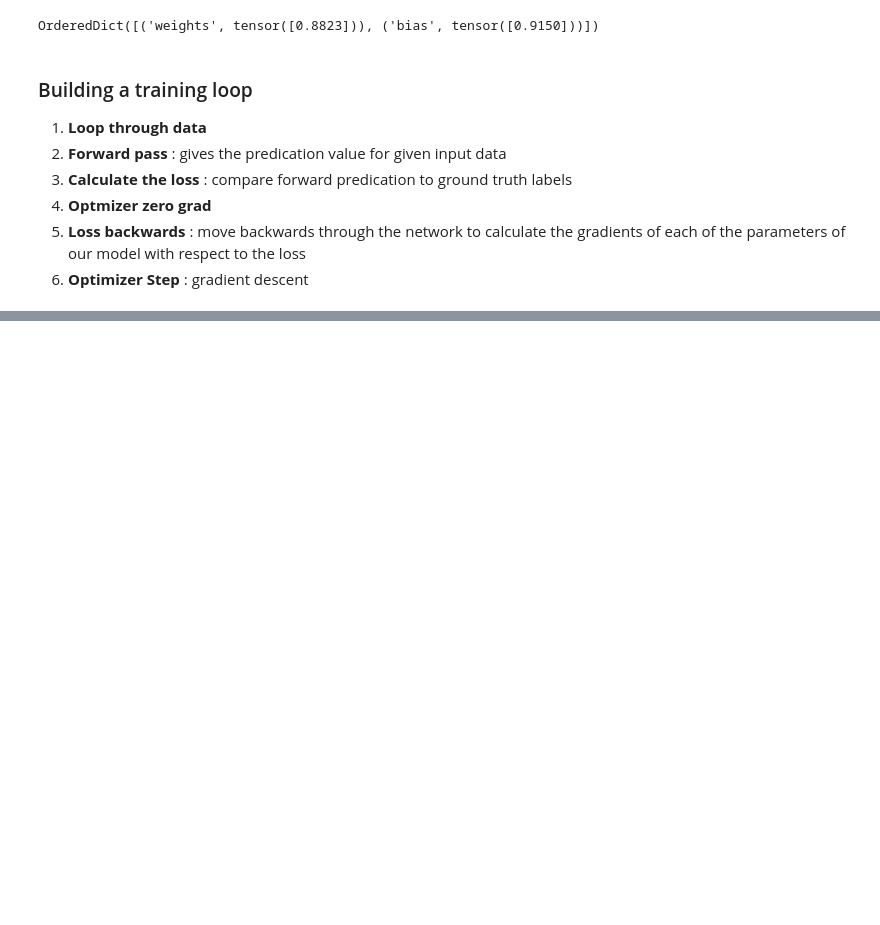
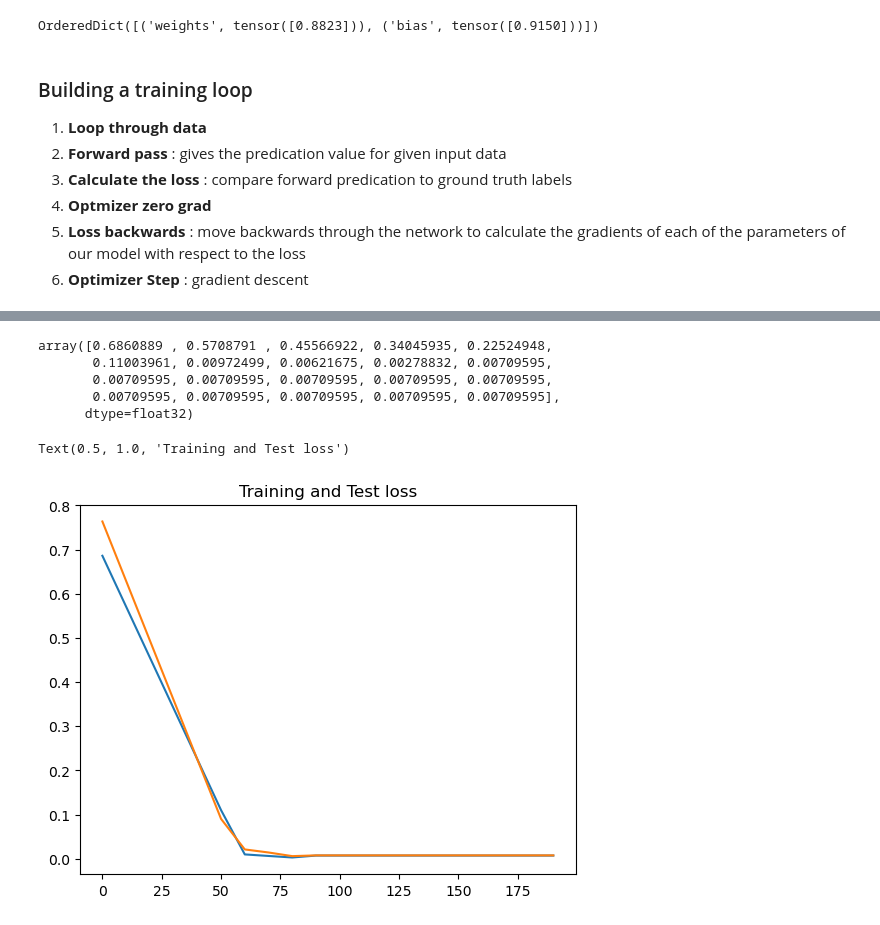
Before and after one commit to kumar-sanjeeev/pytorch-journey, a Jupyter notebook: pytorch-cuda/02_pytorch_workflow.ipynb, the cells around one changed output, grey strips where cells are left out. Cells and saved outputs as stored; diff of their text form; code cells hidden in the pictures; blank space fills up the shorter version.

```diff
--- a/pytorch-cuda/02_pytorch_workflow.ipynb
+++ b/pytorch-cuda/02_pytorch_workflow.ipynb
@@ -216,0 +248,16 @@ plot_predications(predications=y_preds_new)
+# %%
+torch.tensor(train_loss_values).numpy()
+# %% [output]
+array([0.6860889 , 0.5708791 , 0.45566922, 0.34045935, 0.22524948,
+       0.11003961, 0.00972499, 0.00621675, 0.00278832, 0.00709595,
+       0.00709595, 0.00709595, 0.00709595, 0.00709595, 0.00709595,
+       0.00709595, 0.00709595, 0.00709595, 0.00709595, 0.00709595],
+      dtype=float32)
+# %%
+# plot the curves for analysis
+plt.plot(epoch_count, torch.tensor(train_loss_values).numpy(), label = "Train Loss")
+plt.plot(epoch_count, test_loss_values, label = "Test Loss")
+plt.title("Training and Test loss")
+# %% [output]
+Text(0.5, 1.0, 'Training and Test loss')
+[figure, added]
```
Also changed, not shown: parts of 10 cells of this notebook, 1 other file.
